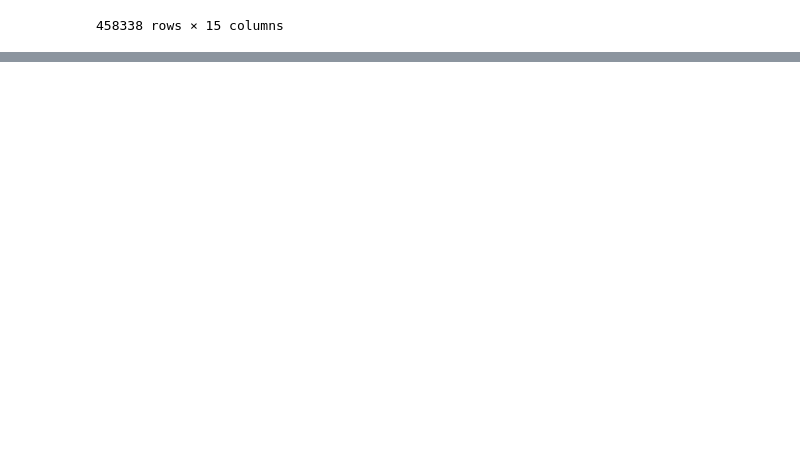
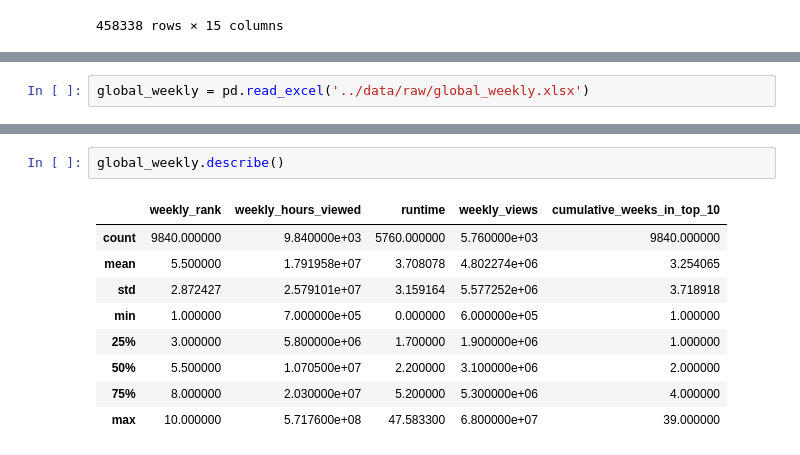
Before and after one commit to Akina-Aoki/Netflix_Analytics_DE_UX, a Jupyter notebook: eda/eda_gavin.ipynb, the cells around one changed output, grey strips where cells are left out. Saved outputs shown, nothing was run; the diff lists cells and outputs as text; blank space fills up the shorter version.

```diff
--- a/eda/eda_gavin.ipynb
+++ b/eda/eda_gavin.ipynb
@@ -101,0 +205,2 @@ df
+# %%
+global_weekly = pd.read_excel('../data/raw/global_weekly.xlsx')
@@ -101,0 +226,12 @@ df
+# %%
+global_weekly.describe()
+# %% [output]
+|  | weekly_rank | weekly_hours_viewed | runtime | weekly_views | cumulative_weeks_in_top_10 |
+| count | 9840.000000 | 9.840000e+03 | 5760.000000 | 5.760000e+03 | 9840.000000 |
+| mean | 5.500000 | 1.791958e+07 | 3.708078 | 4.802274e+06 | 3.254065 |
+| std | 2.872427 | 2.579101e+07 | 3.159164 | 5.577252e+06 | 3.718918 |
+| min | 1.000000 | 7.000000e+05 | 0.000000 | 6.000000e+05 | 1.000000 |
+| 25% | 3.000000 | 5.800000e+06 | 1.700000 | 1.900000e+06 | 1.000000 |
+| 50% | 5.500000 | 1.070500e+07 | 2.200000 | 3.100000e+06 | 2.000000 |
+| 75% | 8.000000 | 2.030000e+07 | 5.200000 | 5.300000e+06 | 4.000000 |
+| max | 10.000000 | 5.717600e+08 | 47.583300 | 6.800000e+07 | 39.000000 |
```
Also changed, not shown: parts of 29 cells of this notebook.
